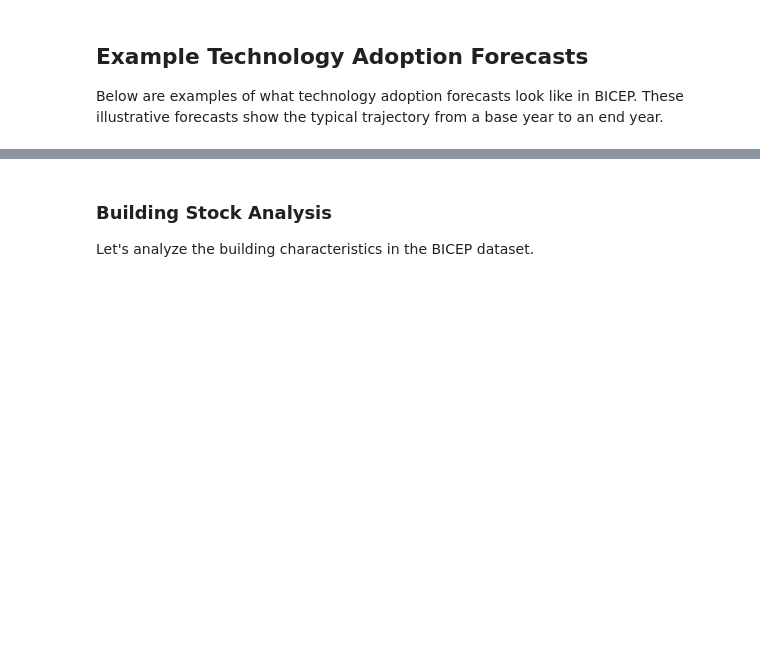
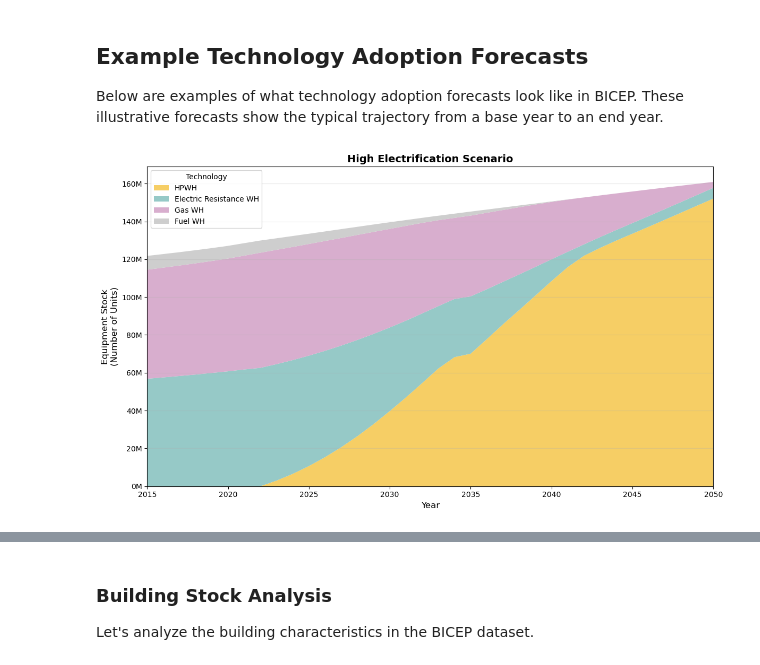
Before and after one commit to pnnl/BICEP, a Jupyter notebook: docs/examples/notebooks/data-requirements.ipynb, the cells around one changed output, grey strips where cells are left out. Drawn from its saved outputs; the diff is of its cells as text; code cells hidden in the pictures; blank space fills up the shorter version.

Commit message:
Re-run data-requirements notebook

```diff
--- a/docs/examples/notebooks/data-requirements.ipynb
+++ b/docs/examples/notebooks/data-requirements.ipynb
@@ -122,68 +117,52 @@ Let's compare how technology adoption differs between the BAU (Business As Usual
 
 Below are examples of what technology adoption forecasts look like in BICEP. These illustrative forecasts show the typical trajectory from a base year to an end year.
 # %%
-# Create example technology adoption forecast visualization
-years = np.array([2020, 2025, 2030, 2035, 2040, 2045, 2050])
+# Load real adoption forecast data from BICEP
+adoption_data = pd.read_parquet(bicep_root / 'data' / 'adoption-forecasts.parquet')
 
-# BAU scenario - conservative adoption
-bau_ev = np.array([2, 5, 12, 22, 35, 48, 60]) / 100  # percentage of buildings
-bau_hp = np.array([8, 12, 18, 25, 35, 45, 55]) / 100
-bau_hpwh = np.array([5, 8, 12, 18, 25, 33, 42]) / 100
-bau_pv = np.array([3, 6, 12, 20, 30, 42, 55]) / 100
+# Filter for water heater technologies in high scenario
+wh_techs = ['hpwh', 'electric wh', 'gas wh', 'fuel wh']
+wh_data = adoption_data[
+    (adoption_data['tech_name'].isin(wh_techs)) &
+    (adoption_data['scenario'] == 'high')
+]
 
-# High scenario - aggressive adoption
-high_ev = np.array([3, 10, 25, 40, 55, 70, 80]) / 100
-high_hp = np.array([10, 18, 32, 48, 62, 75, 85]) / 100
-high_hpwh = np.array([7, 15, 28, 42, 55, 68, 78]) / 100
-high_pv = np.array([5, 12, 28, 45, 62, 75, 85]) / 100
+# Aggregate stock projections by year and technology (sum across all states)
+wh_agg = wh_data.groupby(['year', 'tech_name'])['stock_projection'].sum().unstack(fill_value=0)
 
-# Create subplots
-fig = make_subplots(
-    rows=2, cols=2,
-    subplot_titles=('Electric Vehicles', 'Heat Pumps', 'Heat Pump Water Heaters', 'Solar PV'),
-    specs=[[{}, {}], [{}, {}]]
-)
+# Reorder columns to match desired stacking order
+wh_agg = wh_agg[['hpwh', 'electric wh', 'gas wh', 'fuel wh']]
 
-# EV adoption
-fig.add_trace(go.Scatter(x=years, y=bau_ev, name='BAU (EV)', mode='lines+markers',
-                          line=dict(color='#f59e0b', width=2)), row=1, col=1)
-fig.add_trace(go.Scatter(x=years, y=high_ev, name='High (EV)', mode='lines+markers',
-                          line=dict(color='#d97706', width=2, dash='dash')), row=1, col=1)
+years = wh_agg.index.values
 
-# Heat Pump adoption
-fig.add_trace(go.Scatter(x=years, y=bau_hp, name='BAU (HP)', mode='lines+markers',
-                          line=dict(color='#f59e0b', width=2), showlegend=False), row=1, col=2)
-fig.add_trace(go.Scatter(x=years, y=high_hp, name='High (HP)', mode='lines+markers',
-                          line=dict(color='#d97706', width=2, dash='dash'), showlegend=False), row=1, col=2)
+# Create stacked area plot
+fig, ax = plt.subplots(figsize=(12, 7))
 
-# Heat Pump Water Heater adoption
-fig.add_trace(go.Scatter(x=years, y=bau_hpwh, name='BAU (HPWH)', mode='lines+markers',
-                          line=dict(color='#f59e0b', width=2), showlegend=False), row=2, col=1)
-fig.add_trace(go.Scatter(x=years, y=high_hpwh, name='High (HPWH)', mode='lines+markers',
-                          line=dict(color='#d97706', width=2, dash='dash'), showlegend=False), row=2, col=1)
+ax.stackplot(years,
+             wh_agg['hpwh'].values,
+             wh_agg['electric wh'].values,
+             wh_agg['gas wh'].values,
+             wh_agg['fuel wh'].values,
+             labels=['HPWH', 'Electric Resistance WH', 'Gas WH', 'Fuel WH'],
+             colors=['#f6c954', '#8bc4c1', '#d4a5c9', '#c9c9c9'],
+             alpha=0.9)
 
-# Solar PV adoption
-fig.add_trace(go.Scatter(x=years, y=bau_pv, name='BAU (PV)', mode='lines+markers',
-                          line=dict(color='#f59e0b', width=2), showlegend=False), row=2, col=2)
-fig.add_trace(go.Scatter(x=years, y=high_pv, name='High (PV)', mode='lines+markers',
-                          line=dict(color='#d97706', width=2, dash='dash'), showlegend=False), row=2, col=2)
+ax.set_title('High Electrification Scenario', fontsize=14, fontweight='bold')
+ax.set_xlabel('Year', fontsize=12)
+ax.set_ylabel('Equipment Stock\n(Number of Units)', fontsize=12)
+ax.set_xlim(years.min(), years.max())
 
-# Update y-axes
-fig.update_yaxes(title_text="Adoption Rate (%)", row=1, col=1)
-fig.update_yaxes(title_text="Adoption Rate (%)", row=1, col=2)
-fig.update_yaxes(title_text="Adoption Rate (%)", row=2, col=1)
-fig.update_yaxes(title_text="Adoption Rate (%)", row=2, col=2)
+# Format y-axis to show millions
+ax.yaxis.set_major_formatter(plt.FuncFormatter(lambda x, p: f'{x/1e6:.0f}M'))
 
-# Update x-axes
-for i in range(1, 3):
-    for j in range(1, 3):
-        fig.update_xaxes(title_text="Year", row=i, col=j)
+ax.legend(loc='upper left', title='Technology')
+ax.grid(True, alpha=0.3, axis='y')
 
-fig.update_layout(height=700, width=1000,
-                  title_text="<b>Example Technology Adoption Forecasts</b><br><sub>Illustrative scenarios showing BAU vs High electrification</sub>",
-                  hovermode='x unified')
-fig.show()
+plt.tight_layout()
+plt.show()
 
-print("\nThese adoption trajectories represent the % of buildings with each technology installed.")
-print("The gap between BAU and High scenarios shows the impact of policy and market conditions.")
+print("\nThis chart shows adoption forecast data from BICEP.")
+print(f"Data spans {years.min()}-{years.max()} with {len(years)} time points.")
+print(f"Total 2050 water heater stock: {wh_agg.loc[2050].sum():,.0f} units")
 # %% [output]
+[figure, added]
```
Also changed, not shown: parts of 6 cells of this notebook.
